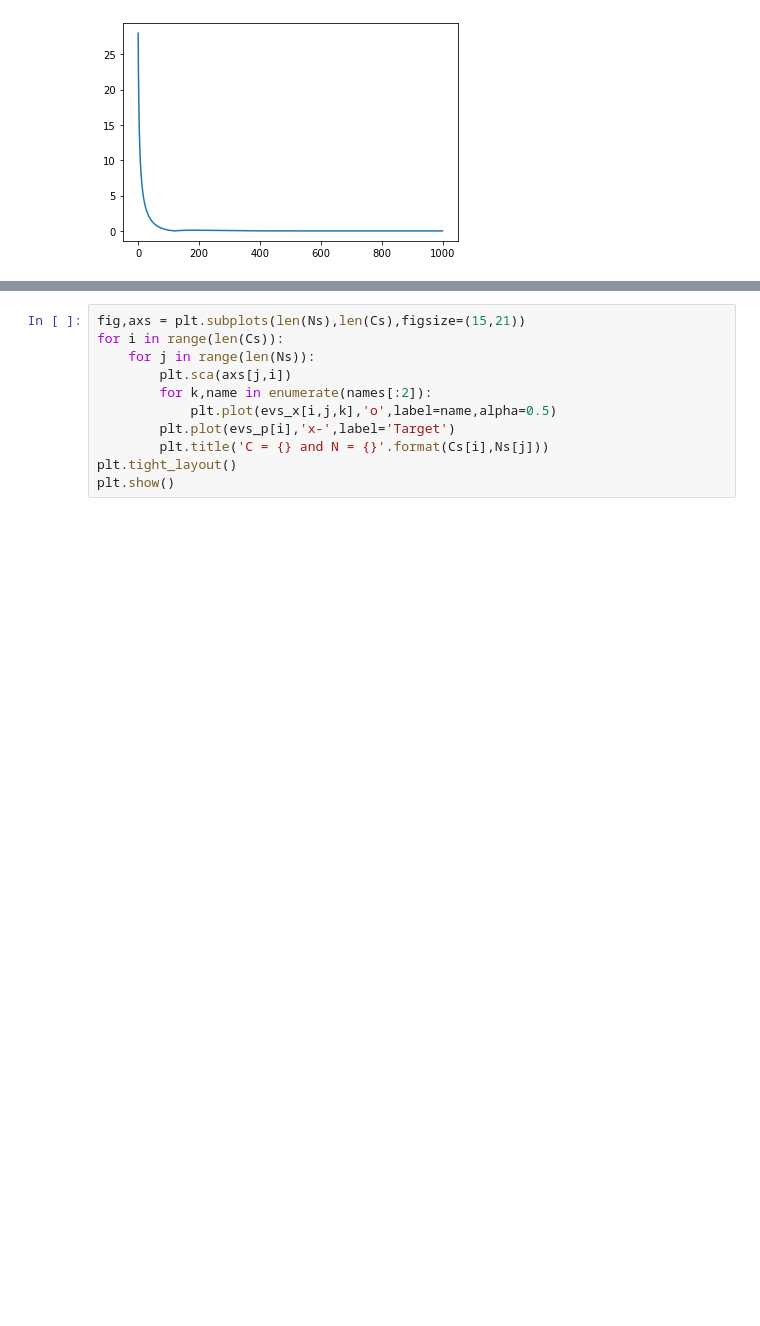
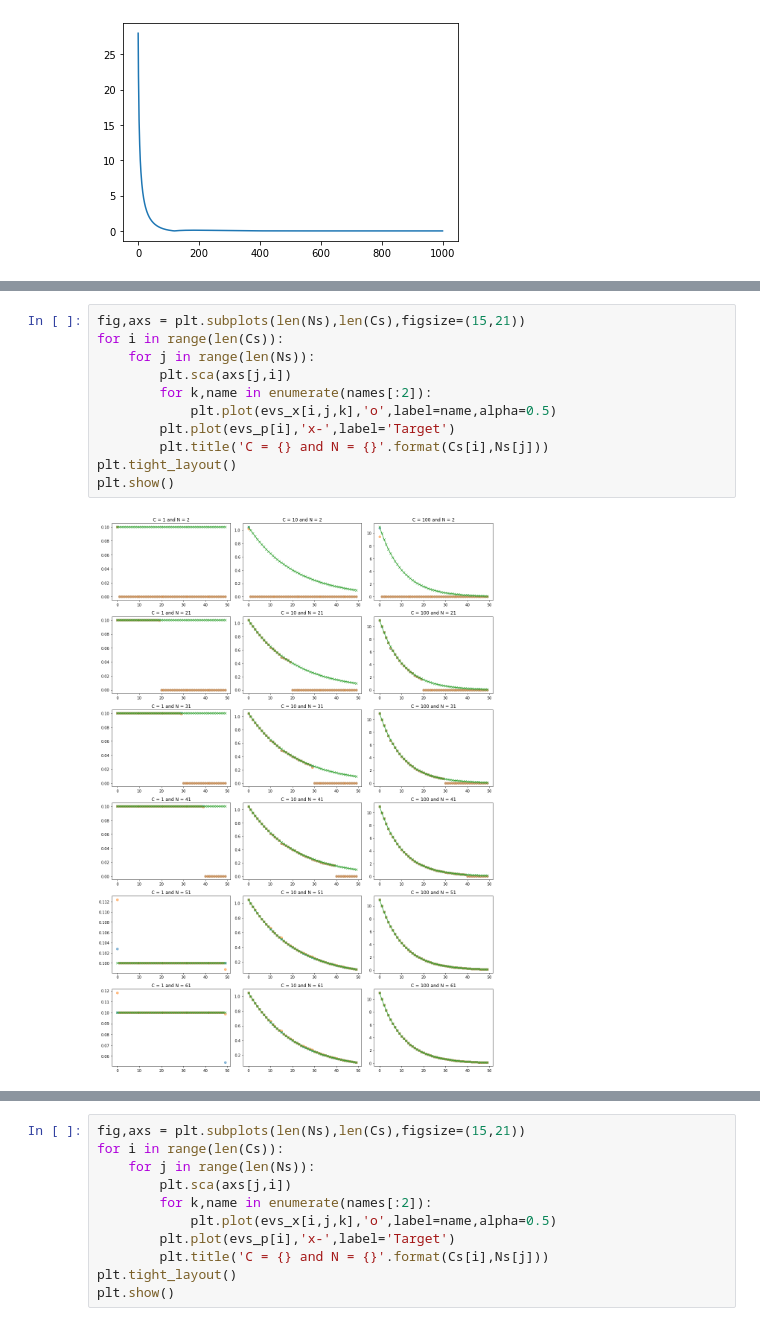
Before and after one commit to jthuemmel/linear_svgd, a Jupyter notebook: testing.ipynb, the cells around one changed output, grey strips where cells are left out. Drawn from its saved outputs; the diff is of its cells as text; blank space fills up the shorter version.

```diff
--- a/testing.ipynb
+++ b/testing.ipynb
@@ -367,0 +769,13 @@ for i,C in enumerate(Cs):
+# %%
+fig,axs = plt.subplots(len(Ns),len(Cs),figsize=(15,21))
+for i in range(len(Cs)):
+    for j in range(len(Ns)):
+        plt.sca(axs[j,i])
+        for k,name in enumerate(names[:2]):
+            plt.plot(evs_x[i,j,k],'o',label=name,alpha=0.5)
+        plt.plot(evs_p[i],'x-',label='Target')
+        plt.title('C = {} and N = {}'.format(Cs[i],Ns[j]))
+plt.tight_layout()
+plt.show()
+# %% [output]
+[figure, added]
```
Also changed, not shown: parts of 32 cells of this notebook, 1 other file.
